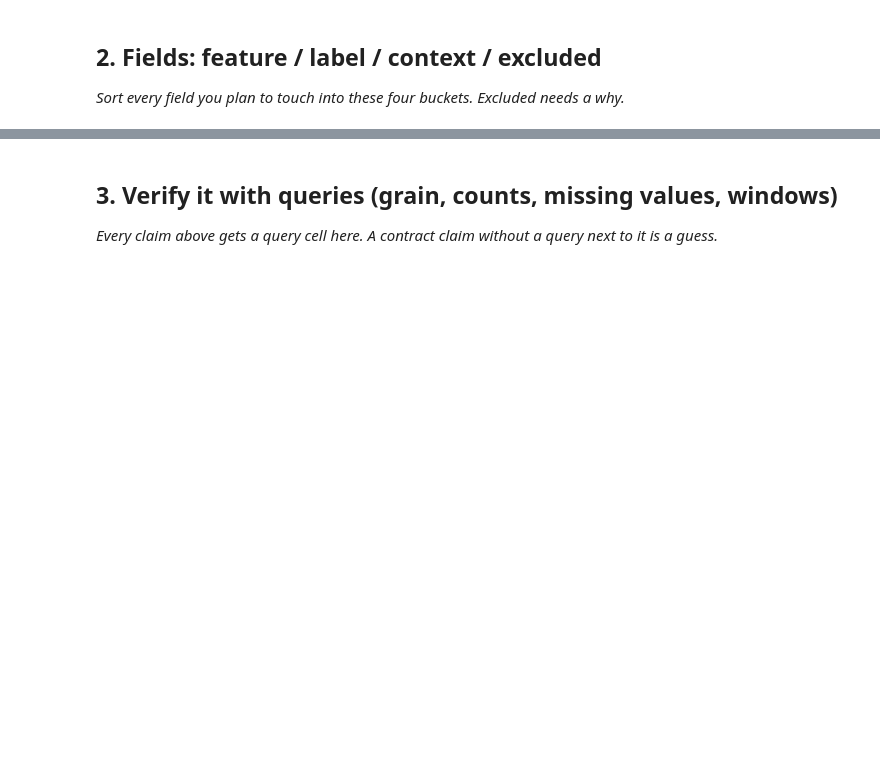
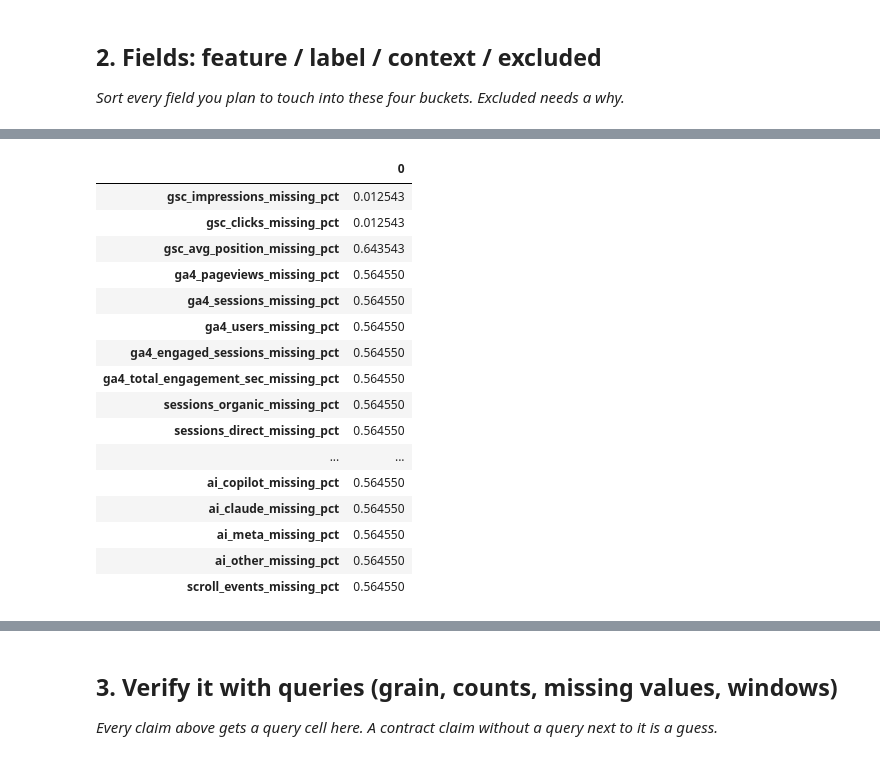
Before and after one commit to SohailAkhtarChanna/flyrank-ml-internship, a Jupyter notebook: work/notebooks/w03_data_contract.ipynb, the cells around one changed output, grey strips where cells are left out. Cells and saved outputs as stored; diff of their text form; code cells hidden in the pictures; blank space fills up the shorter version.

```diff
--- a/work/notebooks/w03_data_contract.ipynb
+++ b/work/notebooks/w03_data_contract.ipynb
@@ -22,0 +197,59 @@ This skeleton is yours to fill. Work the sections **in order** — each one has
+# %%
+# Check missingness for the fields we plan to use.
+# We calculate the percentage of NULL values in February.
+
+feature_columns = [
+    "gsc_impressions",
+    "gsc_clicks",
+    "gsc_avg_position",
+    "ga4_pageviews",
+    "ga4_sessions",
+    "ga4_users",
+    "ga4_engaged_sessions",
+    "ga4_total_engagement_sec",
+    "sessions_organic",
+    "sessions_direct",
+    "sessions_referral",
+    "sessions_social",
+    "sessions_paid",
+    "sessions_ai",
+    "ai_chatgpt",
+    "ai_perplexity",
+    "ai_gemini",
+    "ai_copilot",
+    "ai_claude",
+    "ai_meta",
+    "ai_other",
+    "scroll_events"
+]
+
+missing_expr = ",\n".join(
+    f"AVG(CASE WHEN {col} IS NULL THEN 1.0 ELSE 0 END) AS {col}_missing_pct"
+    for col in feature_columns
+)
+
+missingness = con.sql(f"""
+    SELECT
+        {missing_expr}
+    FROM {FEB}
+""").df()
+
+missingness.T
+# %% [output]
+|  | 0 |
+| gsc_impressions_missing_pct | 0.012543 |
+| gsc_clicks_missing_pct | 0.012543 |
+| gsc_avg_position_missing_pct | 0.643543 |
+| ga4_pageviews_missing_pct | 0.564550 |
+| ga4_sessions_missing_pct | 0.564550 |
+| ga4_users_missing_pct | 0.564550 |
+| ga4_engaged_sessions_missing_pct | 0.564550 |
+| ga4_total_engagement_sec_missing_pct | 0.564550 |
+| sessions_organic_missing_pct | 0.564550 |
+| sessions_direct_missing_pct | 0.564550 |
+| ... | ... |
+| ai_copilot_missing_pct | 0.564550 |
+| ai_claude_missing_pct | 0.564550 |
+| ai_meta_missing_pct | 0.564550 |
+| ai_other_missing_pct | 0.564550 |
+| scroll_events_missing_pct | 0.564550 |
```
Also changed, not shown: parts of 13 cells of this notebook.
